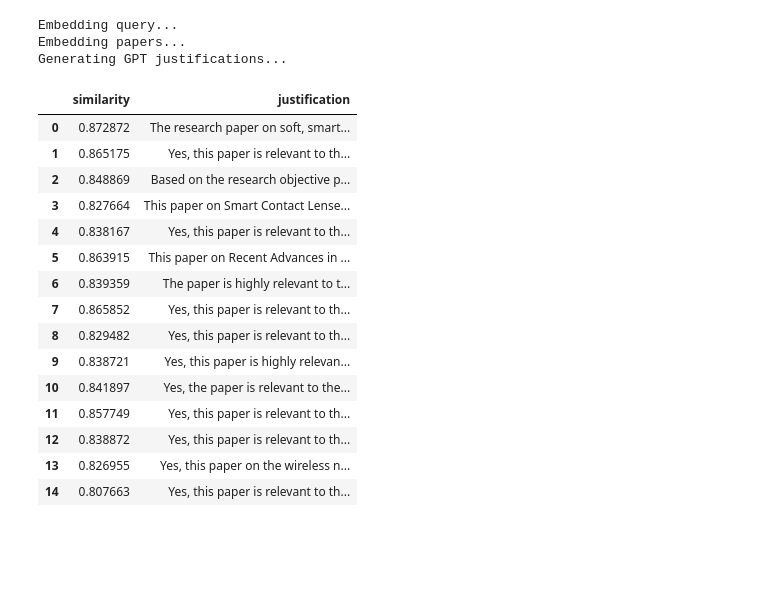
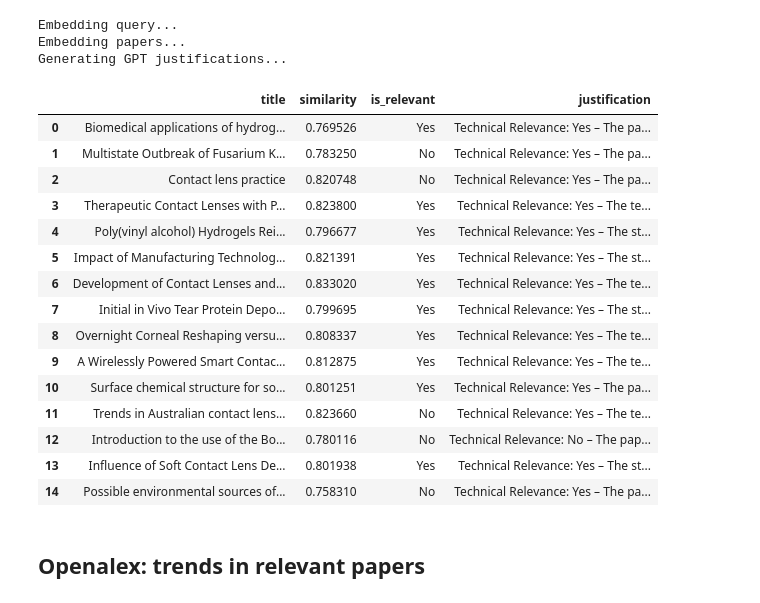
Before and after one commit to darkcyan-ugli-fruit/innolens, a Jupyter notebook: notebooks/01_innolens.ipynb, the cells around one changed output. Cells and saved outputs as stored; diff of their text form; code cells hidden in the pictures; blank space fills up the shorter version.

```diff
--- a/notebooks/01_innolens.ipynb
+++ b/notebooks/01_innolens.ipynb
@@ -56,0 +138,13 @@ print(response.output_text)
+# %%
+import json
+
+def load_json(response_output: Response) -> dict[str, str | list[str]]:
+    # Load the json file into dictionary
+    json_dict:dict[str, str | list[str]] = json.loads(response_output)
+    # print("Parsed dict:", research_key_words)
+    return json_dict
+
+# Print the main topic
+research_key_words = load_json(response.output_text)
+print(research_key_words["main_topic"])
+# print(research_key_words["openalex"][0])
@@ -121,8 +217,11 @@ def reconstruct_abstract(abstract_inverted_index: dict[str, list[int]]) -> str:
 
 url: str = "https://api.openalex.org/works"
 
-key_word: str = "smart"
-search_terms: str = f"contact lens AND {key_word}"
+# TODO: create a loop to make the search on all the identified key words.
+main_topic: str = research_key_words["main_topic"]
+research_key_word: str = research_key_words["openalex"][0]
+
+search_terms: str = f"({main_topic} AND {research_key_word})"
 mailto: str = "adyl.elguamra@gmail.com" #For best performance, add your email to all API requests
 
 per_page: int = 15 # By default there are 25 results per page
@@ -153,12 +252,13 @@ if response.status_code == 200:
         abstract = reconstruct_abstract(abstract_inverted_index)
 
         record: dict[str, Any] = {
-            "Title": work.get("title"),
-            "Abstract": abstract,
-            "Year": work.get("publication_year"),
-            "Citations": work.get("cited_by_count"),
-            "Authors": [auth["author"]["display_name"] for auth in work.get("authorships", [])],
-            "OpenAlex ID": work.get("id"),
+            "title": work.get("title"),
+            "abstract": abstract,
+            "publication_date": work.get("publication_date"),
+            "year": work.get("publication_year"),
+            "citations": work.get("cited_by_count"),
+            "authors": [auth["author"]["display_name"] for auth in work.get("authorships", [])],
+            "openAlex id": work.get("id"),
         }
         records.append(record)
 
@@ -258,24 +397,26 @@ Generating GPT justifications...
 # %%
 # Show full column contents and more columns
 pd.set_option("display.max_colwidth", None)    # Show full text in cells
 # pd.set_option("display.max_columns", None)     # Show all columns
 # pd.set_option("display.width", 0)              # Auto-detect width (or set a high number)
 
-df[["similarity", "justification"]].head(15)
+df[["title","similarity", "is_relevant", "justification"]].head(15)
 # %% [output]
-|  | similarity | justification |
-| 0 | 0.872872 | The research paper on soft, smart... |
-| 1 | 0.865175 | Yes, this paper is relevant to th... |
-| 2 | 0.848869 | Based on the research objective p... |
-| 3 | 0.827664 | This paper on Smart Contact Lense... |
-| 4 | 0.838167 | Yes, this paper is relevant to th... |
-| 5 | 0.863915 | This paper on Recent Advances in ... |
-| 6 | 0.839359 | The paper is highly relevant to t... |
-| 7 | 0.865852 | Yes, this paper is relevant to th... |
-| 8 | 0.829482 | Yes, this paper is relevant to th... |
-| 9 | 0.838721 | Yes, this paper is highly relevan... |
-| 10 | 0.841897 | Yes, the paper is relevant to the... |
-| 11 | 0.857749 | Yes, this paper is relevant to th... |
-| 12 | 0.838872 | Yes, this paper is relevant to th... |
-| 13 | 0.826955 | Yes, this paper on the wireless n... |
-| 14 | 0.807663 | Yes, this paper is relevant to th... |
+|  | title | similarity | is_relevant | justification |
+| 0 | Biomedical applications of hydrog... | 0.769526 | Yes | Technical Relevance: Yes – The pa... |
+| 1 | Multistate Outbreak of Fusarium K... | 0.783250 | No | Technical Relevance: Yes – The pa... |
+| 2 | Contact lens practice | 0.820748 | No | Technical Relevance: Yes – The pa... |
+| 3 | Therapeutic Contact Lenses with P... | 0.823800 | Yes | Technical Relevance: Yes – The te... |
+| 4 | Poly(vinyl alcohol) Hydrogels Rei... | 0.796677 | Yes | Technical Relevance: Yes – The st... |
+| 5 | Impact of Manufacturing Technolog... | 0.821391 | Yes | Technical Relevance: Yes – The st... |
+| 6 | Development of Contact Lenses and... | 0.833020 | Yes | Technical Relevance: Yes – The te... |
+| 7 | Initial in Vivo Tear Protein Depo... | 0.799695 | Yes | Technical Relevance: Yes – The st... |
+| 8 | Overnight Corneal Reshaping versu... | 0.808337 | Yes | Technical Relevance: Yes – The te... |
+| 9 | A Wirelessly Powered Smart Contac... | 0.812875 | Yes | Technical Relevance: Yes – The te... |
+| 10 | Surface chemical structure for so... | 0.801251 | Yes | Technical Relevance: Yes – The pa... |
+| 11 | Trends in Australian contact lens... | 0.823660 | No | Technical Relevance: Yes – The te... |
+| 12 | Introduction to the use of the Bo... | 0.780116 | No | Technical Relevance: No – The pap... |
+| 13 | Influence of Soft Contact Lens De... | 0.801938 | Yes | Technical Relevance: Yes – The st... |
+| 14 | Possible environmental sources of... | 0.758310 | No | Technical Relevance: Yes – The pa... |
+# %% [markdown]
+## Openalex: trends in relevant papers
```
Also changed, not shown: parts of 6 cells of this notebook.
